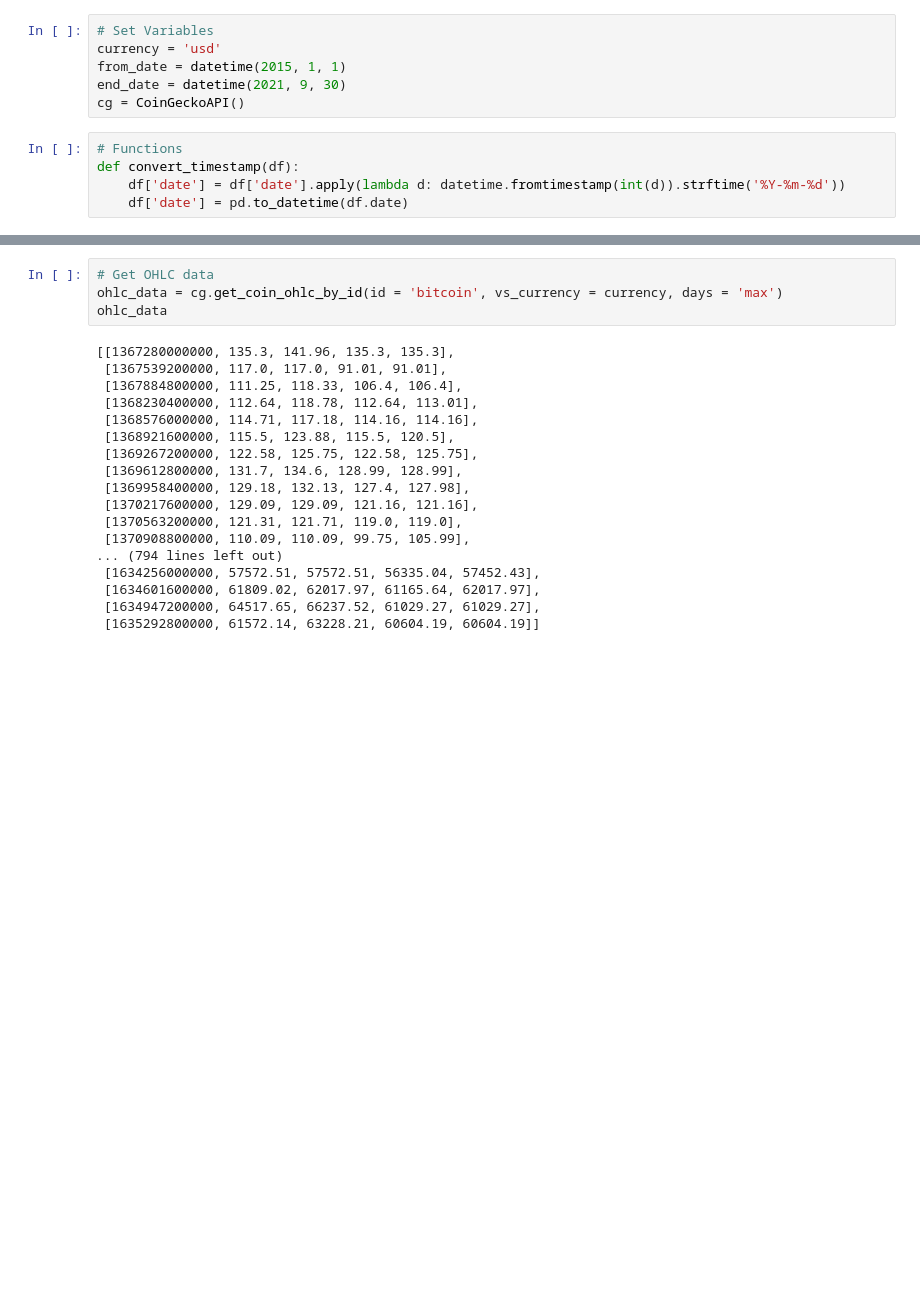
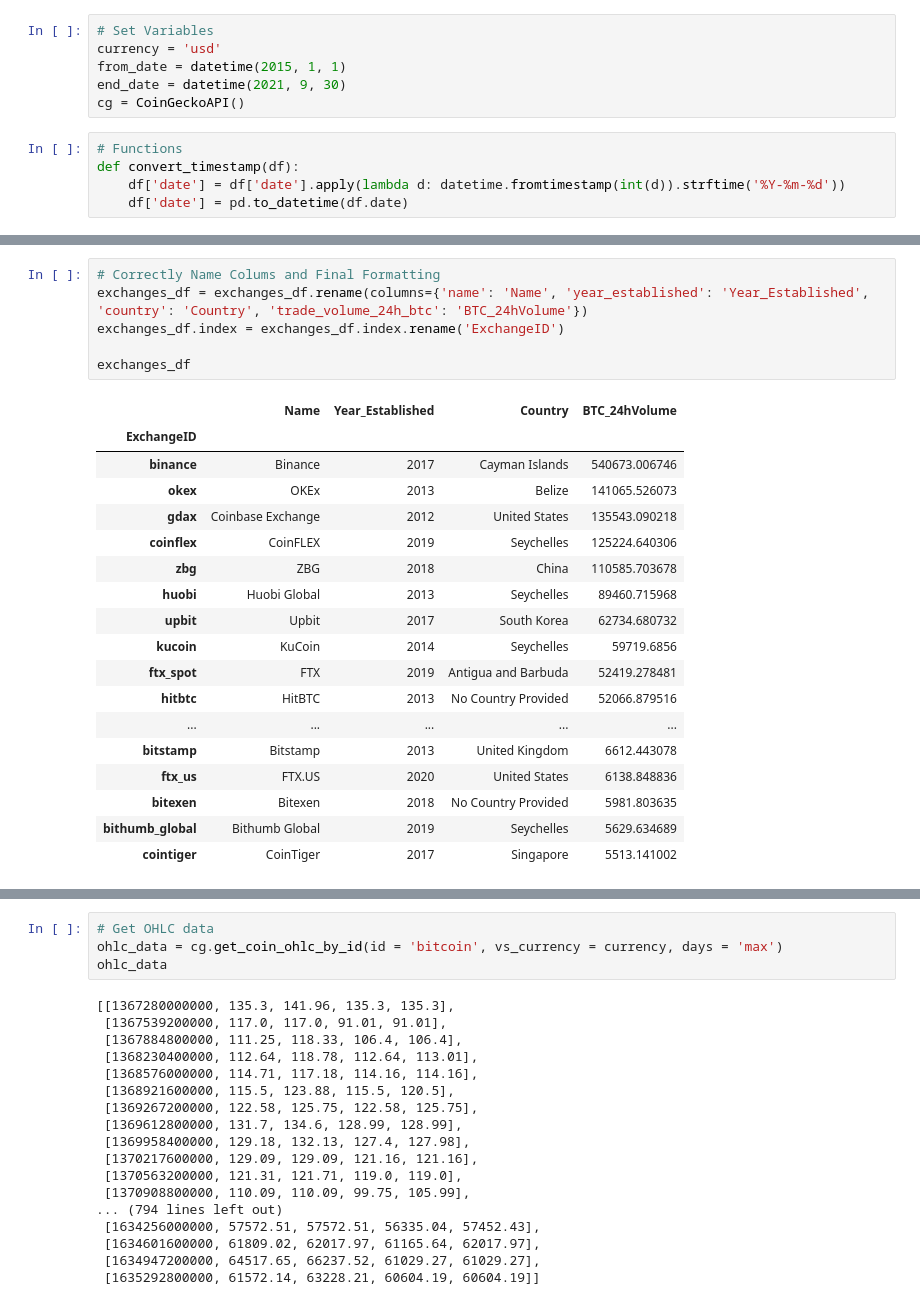
Before and after one commit to kcarter98/CryptoAnalysis, a Jupyter notebook: GatherData.ipynb, the cells around one changed output, grey strips where cells are left out. Saved outputs shown, nothing was run; the diff lists cells and outputs as text; blank space fills up the shorter version.

```diff
--- a/GatherData.ipynb
+++ b/GatherData.ipynb
@@ -67 +126,26 @@ exchanges_df
+# %%
+# Correctly Name Colums and Final Formatting
+exchanges_df = exchanges_df.rename(columns={'name': 'Name', 'year_established': 'Year_Established', 'country': 'Country', 'trade_volume_24h_btc': 'BTC_24hVolume'})
+exchanges_df.index = exchanges_df.index.rename('ExchangeID')
+
+exchanges_df
+# %% [output]
+|  | Name | Year_Established | Country | BTC_24hVolume |
+| ExchangeID |  |  |  |  |
+| binance | Binance | 2017 | Cayman Islands | 540673.006746 |
+| okex | OKEx | 2013 | Belize | 141065.526073 |
+| gdax | Coinbase Exchange | 2012 | United States | 135543.090218 |
+| coinflex | CoinFLEX | 2019 | Seychelles | 125224.640306 |
+| zbg | ZBG | 2018 | China | 110585.703678 |
+| huobi | Huobi Global | 2013 | Seychelles | 89460.715968 |
+| upbit | Upbit | 2017 | South Korea | 62734.680732 |
+| kucoin | KuCoin | 2014 | Seychelles | 59719.6856 |
+| ftx_spot | FTX | 2019 | Antigua and Barbuda | 52419.278481 |
+| hitbtc | HitBTC | 2013 | No Country Provided | 52066.879516 |
+| ... | ... | ... | ... | ... |
+| bitstamp | Bitstamp | 2013 | United Kingdom | 6612.443078 |
+| ftx_us | FTX.US | 2020 | United States | 6138.848836 |
+| bitexen | Bitexen | 2018 | No Country Provided | 5981.803635 |
+| bithumb_global | Bithumb Global | 2019 | Seychelles | 5629.634689 |
+| cointiger | CoinTiger | 2017 | Singapore | 5513.141002 |
 # %%
```
Also changed, not shown: parts of 25 cells of this notebook, 1 other file.
